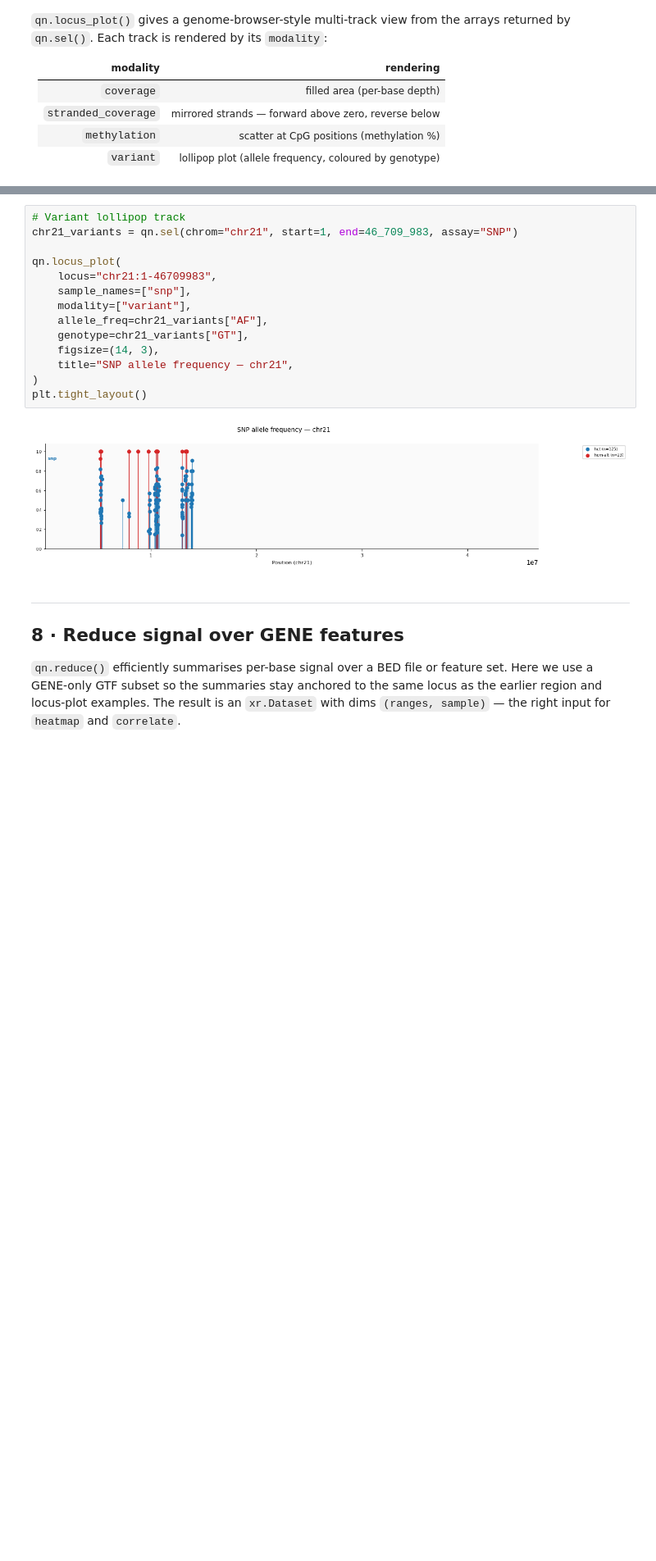
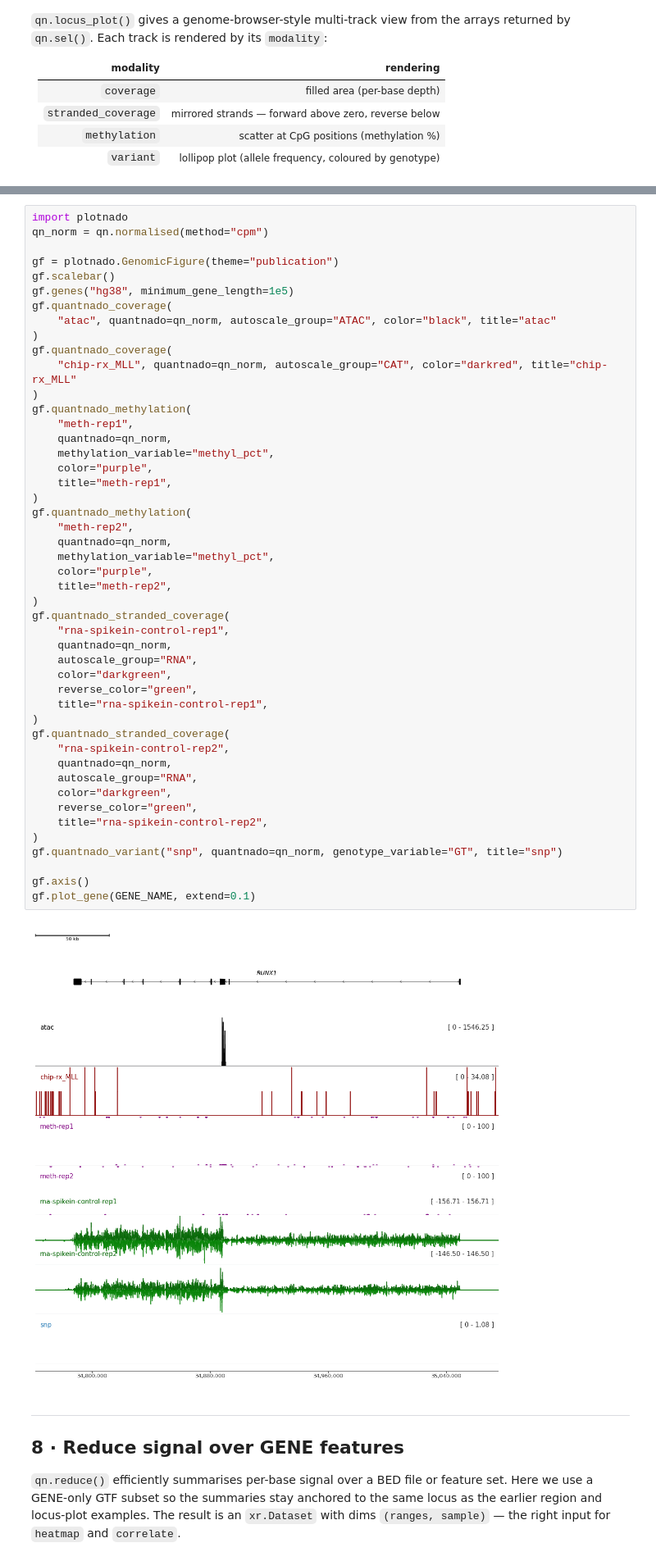
Before and after one commit to Milne-Group/QuantNado, a Jupyter notebook: example/example_dataset.ipynb, the cells around one changed output, grey strips where cells are left out. Shown at 82% size. Saved outputs shown, nothing was run; the diff lists cells and outputs as text; blank space fills up the shorter version.

```diff
--- a/example/example_dataset.ipynb
+++ b/example/example_dataset.ipynb
@@ -535,19 +523,52 @@ plt.tight_layout()
 # %%
-# Variant lollipop track
-chr21_variants = qn.sel(chrom="chr21", start=1, end=46_709_983, assay="SNP")
+import plotnado
+qn_norm = qn.normalised(method="cpm")
 
-qn.locus_plot(
-    locus="chr21:1-46709983",
-    sample_names=["snp"],
-    modality=["variant"],
-    allele_freq=chr21_variants["AF"],
-    genotype=chr21_variants["GT"],
-    figsize=(14, 3),
-    title="SNP allele frequency — chr21",
+gf = plotnado.GenomicFigure(theme="publication")
+gf.scalebar()
+gf.genes("hg38", minimum_gene_length=1e5)
+gf.quantnado_coverage(
+    "atac", quantnado=qn_norm, autoscale_group="ATAC", color="black", title="atac"
 )
-plt.tight_layout()
+gf.quantnado_coverage(
+    "chip-rx_MLL", quantnado=qn_norm, autoscale_group="CAT", color="darkred", title="chip-rx_MLL"
+)
+gf.quantnado_methylation(
+    "meth-rep1",
+    quantnado=qn_norm,
+    methylation_variable="methyl_pct",
+    color="purple",
+    title="meth-rep1",
+)
+gf.quantnado_methylation(
+    "meth-rep2",
+    quantnado=qn_norm,
+    methylation_variable="methyl_pct",
+    color="purple",
+    title="meth-rep2",
+)
+gf.quantnado_stranded_coverage(
+    "rna-spikein-control-rep1",
+    quantnado=qn_norm,
+    autoscale_group="RNA",
+    color="darkgreen",
+    reverse_color="green",
+    title="rna-spikein-control-rep1",
+)
+gf.quantnado_stranded_coverage(
+    "rna-spikein-control-rep2",
+    quantnado=qn_norm,
+    autoscale_group="RNA",
+    color="darkgreen",
+    reverse_color="green",
+    title="rna-spikein-control-rep2",
+)
+gf.quantnado_variant("snp", quantnado=qn_norm, genotype_variable="GT", title="snp")
+
+gf.axis()
+gf.plot_gene(GENE_NAME, extend=0.1)
 # %% [output]
-[figure, old version]
+[figure, new version]
 # %% [markdown]
 ---
 ## 8 · Reduce signal over GENE features
```
Also changed, not shown: parts of 16 cells of this notebook, 4 other files.
